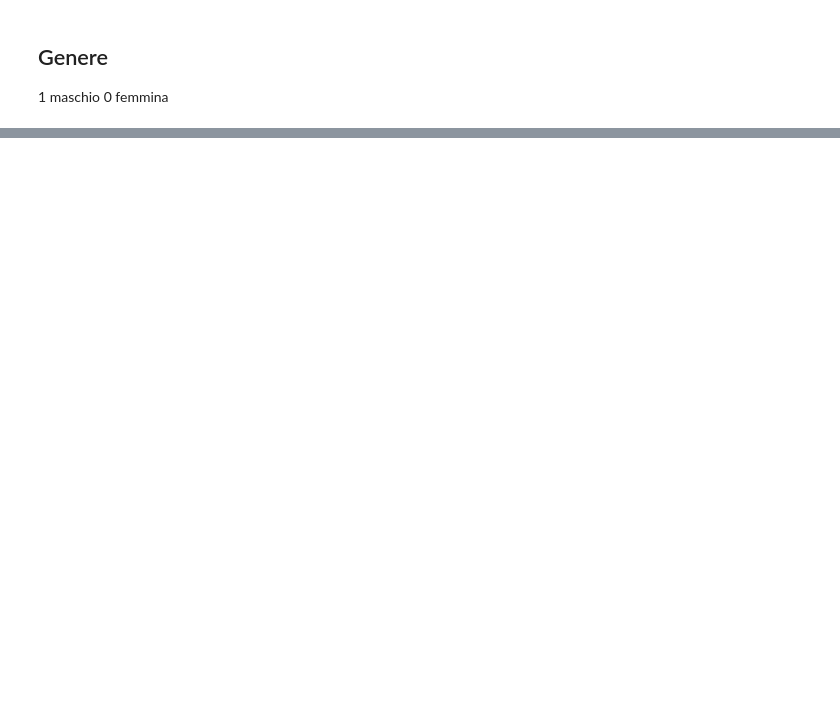
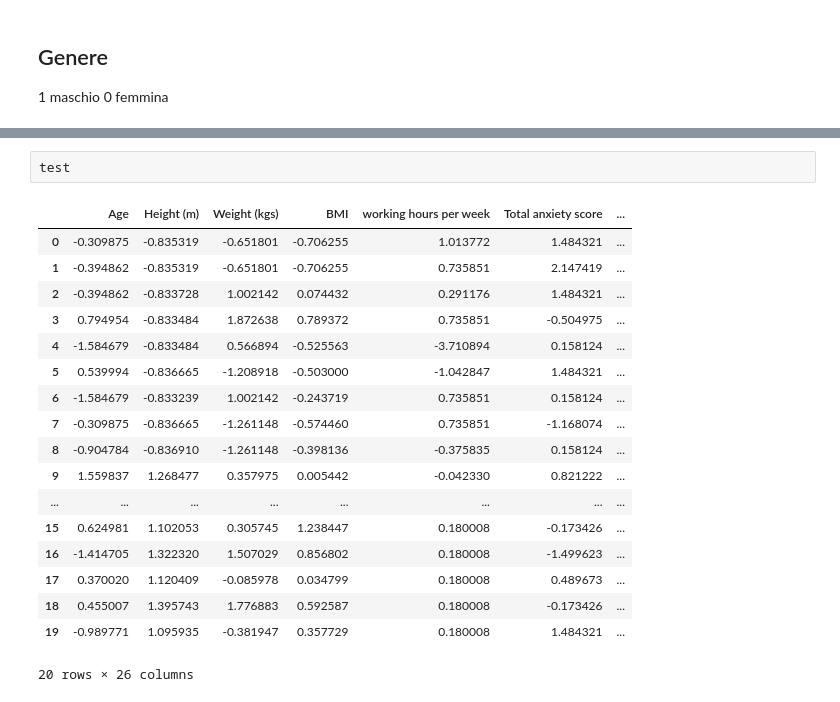
Before and after one commit to cMancio00/Contest_MASL_2023, a Jupyter notebook: anxiety.ipynb, the cells around one changed output, grey strips where cells are left out. Saved outputs shown, nothing was run; the diff lists cells and outputs as text; blank space fills up the shorter version.

```diff
--- a/anxiety.ipynb
+++ b/anxiety.ipynb
@@ -119,0 +168,21 @@ df
+# %%
+test
+# %% [output]
+|  | Age | Height (m) | Weight (kgs) | BMI | working hours per week | Total anxiety score | ... |
+| 0 | -0.309875 | -0.835319 | -0.651801 | -0.706255 | 1.013772 | 1.484321 | ... |
+| 1 | -0.394862 | -0.835319 | -0.651801 | -0.706255 | 0.735851 | 2.147419 | ... |
+| 2 | -0.394862 | -0.833728 | 1.002142 | 0.074432 | 0.291176 | 1.484321 | ... |
+| 3 | 0.794954 | -0.833484 | 1.872638 | 0.789372 | 0.735851 | -0.504975 | ... |
+| 4 | -1.584679 | -0.833484 | 0.566894 | -0.525563 | -3.710894 | 0.158124 | ... |
+| 5 | 0.539994 | -0.836665 | -1.208918 | -0.503000 | -1.042847 | 1.484321 | ... |
+| 6 | -1.584679 | -0.833239 | 1.002142 | -0.243719 | 0.735851 | 0.158124 | ... |
+| 7 | -0.309875 | -0.836665 | -1.261148 | -0.574460 | 0.735851 | -1.168074 | ... |
+| 8 | -0.904784 | -0.836910 | -1.261148 | -0.398136 | -0.375835 | 0.158124 | ... |
+| 9 | 1.559837 | 1.268477 | 0.357975 | 0.005442 | -0.042330 | 0.821222 | ... |
+| ... | ... | ... | ... | ... | ... | ... | ... |
+| 15 | 0.624981 | 1.102053 | 0.305745 | 1.238447 | 0.180008 | -0.173426 | ... |
+| 16 | -1.414705 | 1.322320 | 1.507029 | 0.856802 | 0.180008 | -1.499623 | ... |
+| 17 | 0.370020 | 1.120409 | -0.085978 | 0.034799 | 0.180008 | 0.489673 | ... |
+| 18 | 0.455007 | 1.395743 | 1.776883 | 0.592587 | 0.180008 | -0.173426 | ... |
+| 19 | -0.989771 | 1.095935 | -0.381947 | 0.357729 | 0.180008 | 1.484321 | ... |
+20 rows × 26 columns
```
Also changed, not shown: parts of 14 cells of this notebook.
